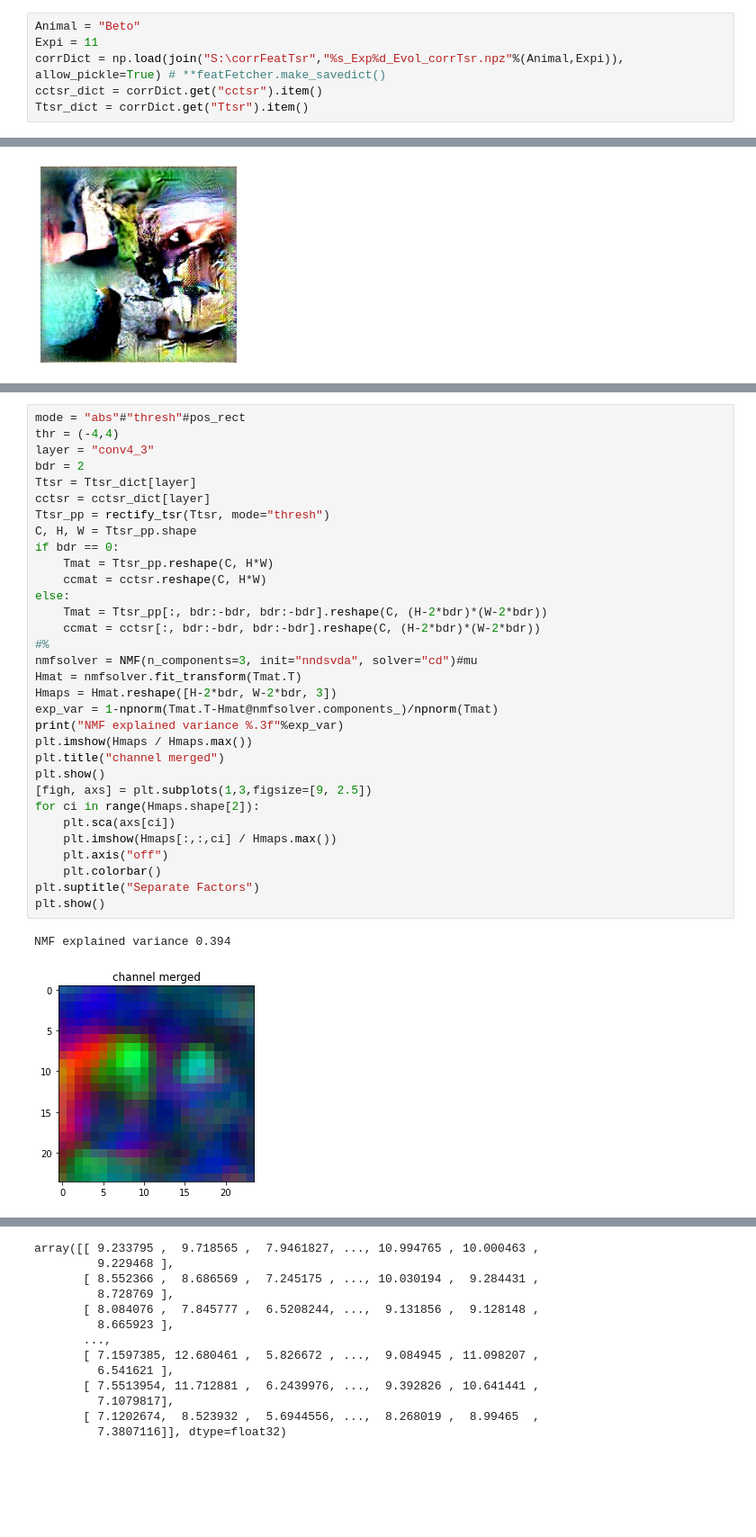
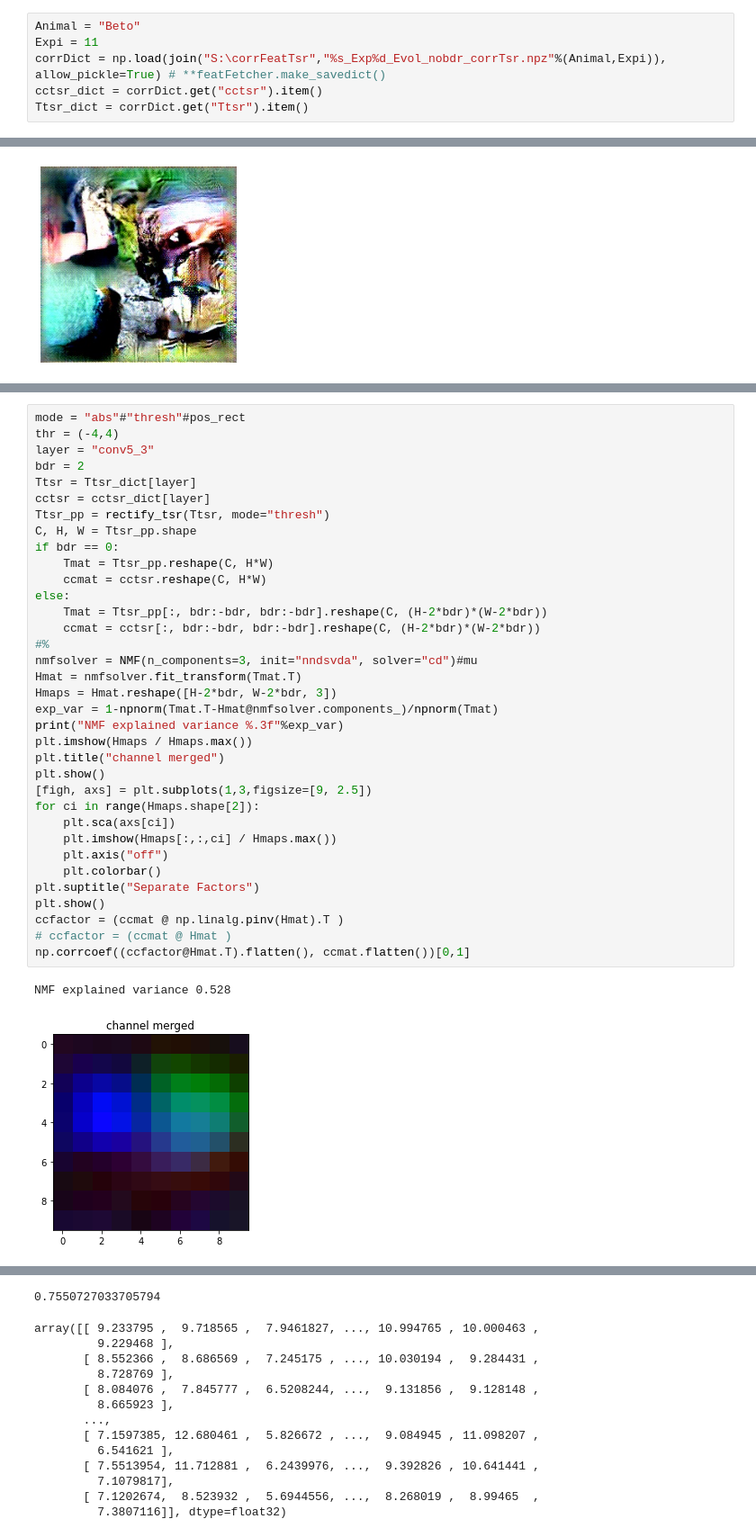
Before and after one commit to Animadversio/Visual_Neuron_Modelling, a Jupyter notebook: CorrFeatTsr_factor_analysis.ipynb, the cells around one changed output, grey strips where cells are left out. Shown at 90% size. Drawn from its saved outputs; the diff is of its cells as text; blank space fills up the shorter version.

```diff
--- a/CorrFeatTsr_factor_analysis.ipynb
+++ b/CorrFeatTsr_factor_analysis.ipynb
@@ -21,7 +34,7 @@ def show_img(img):
 # %%
 Animal = "Beto"
 Expi = 11
-corrDict = np.load(join("S:\corrFeatTsr","%s_Exp%d_Evol_corrTsr.npz"%(Animal,Expi)), allow_pickle=True) # **featFetcher.make_savedict()
+corrDict = np.load(join("S:\corrFeatTsr","%s_Exp%d_Evol_nobdr_corrTsr.npz"%(Animal,Expi)), allow_pickle=True) # **featFetcher.make_savedict()
 cctsr_dict = corrDict.get("cctsr").item()
 Ttsr_dict = corrDict.get("Ttsr").item()
 # %%
@@ -46,35 +46,38 @@ def rectify_tsr(Ttsr, mode="abs", thr=(-5, 5)):
 # %%
 mode = "abs"#"thresh"#pos_rect
 thr = (-4,4)
-layer = "conv4_3"
+layer = "conv5_3"
 bdr = 2
 Ttsr = Ttsr_dict[layer]
 cctsr = cctsr_dict[layer]
 Ttsr_pp = rectify_tsr(Ttsr, mode="thresh")
 C, H, W = Ttsr_pp.shape
 if bdr == 0:
     Tmat = Ttsr_pp.reshape(C, H*W)
     ccmat = cctsr.reshape(C, H*W)
 else:
     Tmat = Ttsr_pp[:, bdr:-bdr, bdr:-bdr].reshape(C, (H-2*bdr)*(W-2*bdr))
     ccmat = cctsr[:, bdr:-bdr, bdr:-bdr].reshape(C, (H-2*bdr)*(W-2*bdr))
 #%
 nmfsolver = NMF(n_components=3, init="nndsvda", solver="cd")#mu
 Hmat = nmfsolver.fit_transform(Tmat.T)
 Hmaps = Hmat.reshape([H-2*bdr, W-2*bdr, 3])
 exp_var = 1-npnorm(Tmat.T-Hmat@nmfsolver.components_)/npnorm(Tmat)
 print("NMF explained variance %.3f"%exp_var)
 plt.imshow(Hmaps / Hmaps.max())
 plt.title("channel merged")
 plt.show()
 [figh, axs] = plt.subplots(1,3,figsize=[9, 2.5])
 for ci in range(Hmaps.shape[2]):
     plt.sca(axs[ci])
     plt.imshow(Hmaps[:,:,ci] / Hmaps.max())
     plt.axis("off")
     plt.colorbar()
 plt.suptitle("Separate Factors")
 plt.show()
+ccfactor = (ccmat @ np.linalg.pinv(Hmat).T )
+# ccfactor = (ccmat @ Hmat )
+np.corrcoef((ccfactor@Hmat.T).flatten(), ccmat.flatten())[0,1]
 # %% [output]
-NMF explained variance 0.394
+NMF explained variance 0.528
-[figure, old version]
+[figure, new version]
@@ -82,3 +85,4 @@ NMF explained variance 0.394
+0.7550727033705794
 # %%
 # %% [output]
 array([[ 9.233795 ,  9.718565 ,  7.9461827, ..., 10.994765 , 10.000463 ,
```
Also changed, not shown: parts of 8 cells of this notebook, 2 other files.
